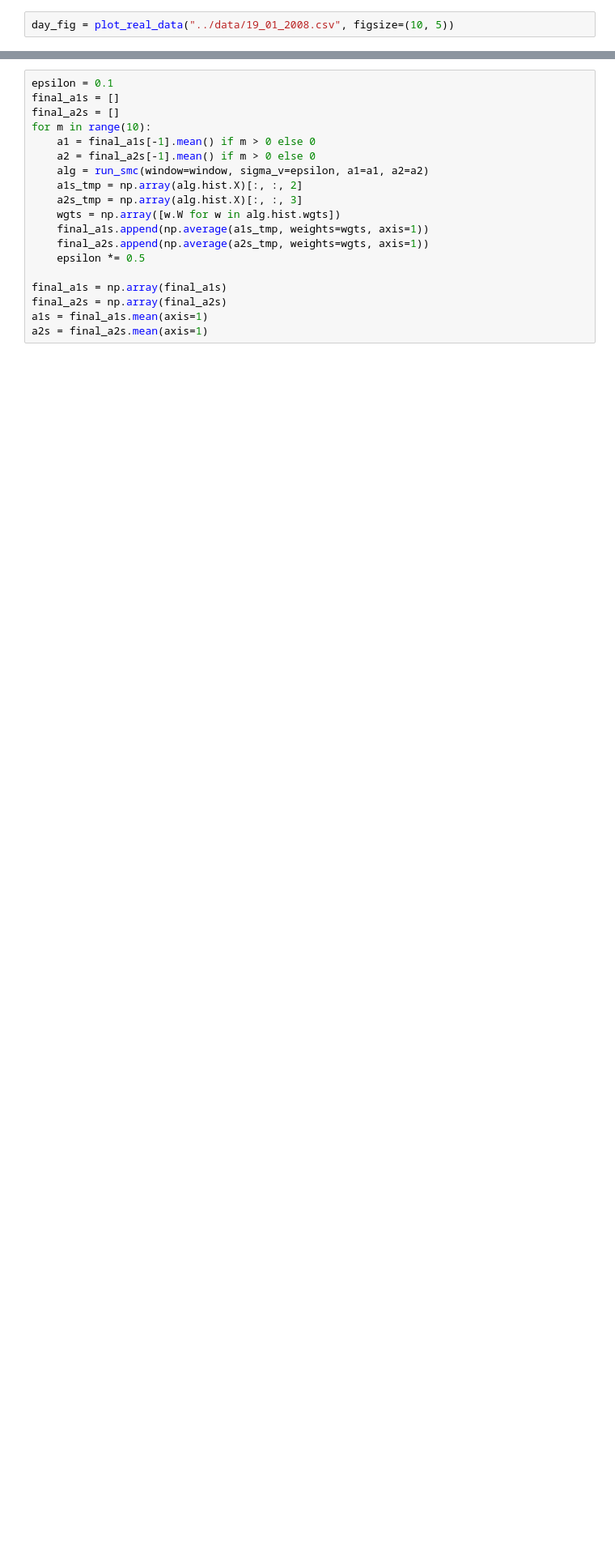
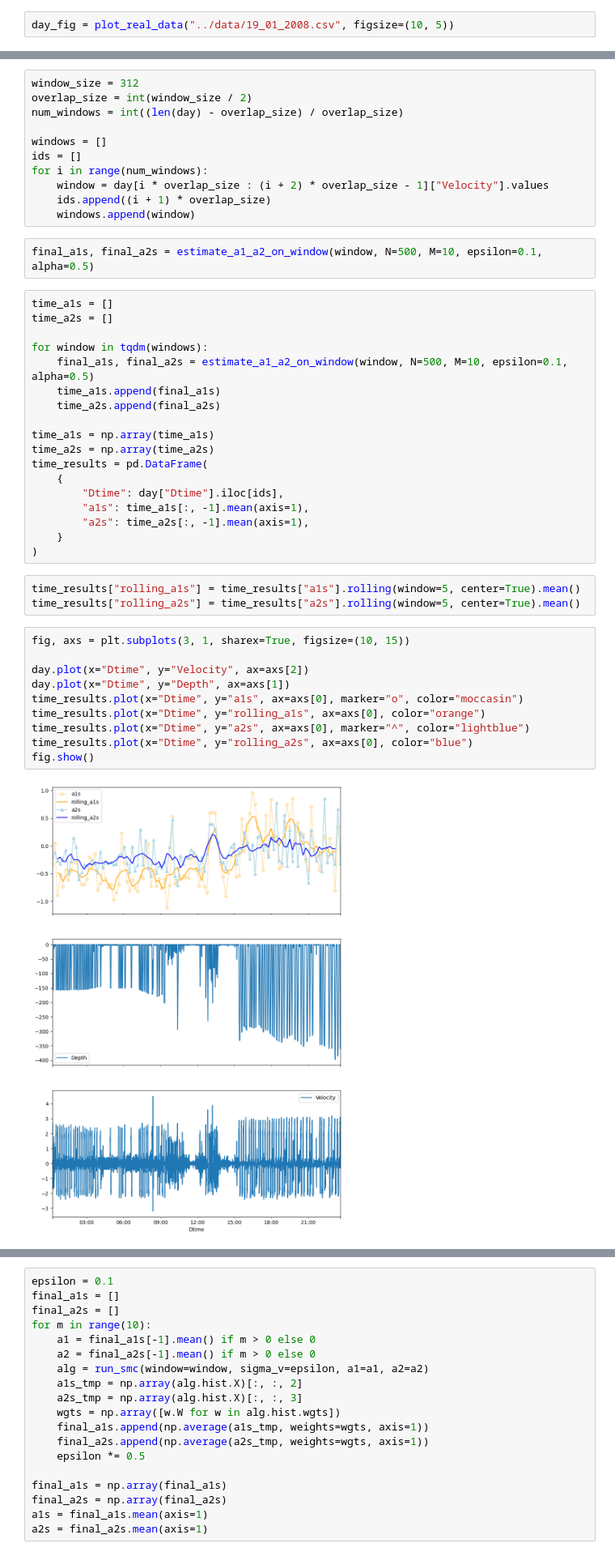
Before and after one commit to gwatkinson/smc_movement_models, a Jupyter notebook: notebooks/first_implementation.ipynb, the cells around one changed output, grey strips where cells are left out. Shown at 81% size. Drawn from its saved outputs; the diff is of its cells as text; blank space fills up the shorter version.

Commit message:
Create windows and run the algo on them

```diff
--- a/notebooks/first_implementation.ipynb
+++ b/notebooks/first_implementation.ipynb
@@ -65,0 +60,46 @@ def estimate_a1_a2_on_window(window, N=200, M=10, epsilon=0.1, alpha=0.5, **kwar
+# %%
+window_size = 312
+overlap_size = int(window_size / 2)
+num_windows = int((len(day) - overlap_size) / overlap_size)
+
+windows = []
+ids = []
+for i in range(num_windows):
+    window = day[i * overlap_size : (i + 2) * overlap_size - 1]["Velocity"].values
+    ids.append((i + 1) * overlap_size)
+    windows.append(window)
+# %%
+final_a1s, final_a2s = estimate_a1_a2_on_window(window, N=500, M=10, epsilon=0.1, alpha=0.5)
+# %%
+time_a1s = []
+time_a2s = []
+
+for window in tqdm(windows):
+    final_a1s, final_a2s = estimate_a1_a2_on_window(window, N=500, M=10, epsilon=0.1, alpha=0.5)
+    time_a1s.append(final_a1s)
+    time_a2s.append(final_a2s)
+
+time_a1s = np.array(time_a1s)
+time_a2s = np.array(time_a2s)
+time_results = pd.DataFrame(
+    {
+        "Dtime": day["Dtime"].iloc[ids],
+        "a1s": time_a1s[:, -1].mean(axis=1),
+        "a2s": time_a2s[:, -1].mean(axis=1),
+    }
+)
+# %%
+time_results["rolling_a1s"] = time_results["a1s"].rolling(window=5, center=True).mean()
+time_results["rolling_a2s"] = time_results["a2s"].rolling(window=5, center=True).mean()
+# %%
+fig, axs = plt.subplots(3, 1, sharex=True, figsize=(10, 15))
+
+day.plot(x="Dtime", y="Velocity", ax=axs[2])
+day.plot(x="Dtime", y="Depth", ax=axs[1])
+time_results.plot(x="Dtime", y="a1s", ax=axs[0], marker="o", color="moccasin")
+time_results.plot(x="Dtime", y="rolling_a1s", ax=axs[0], color="orange")
+time_results.plot(x="Dtime", y="a2s", ax=axs[0], marker="^", color="lightblue")
+time_results.plot(x="Dtime", y="rolling_a2s", ax=axs[0], color="blue")
+fig.show()
+# %% [output]
+[figure, added]
```
Also changed, not shown: parts of 11 cells of this notebook.
